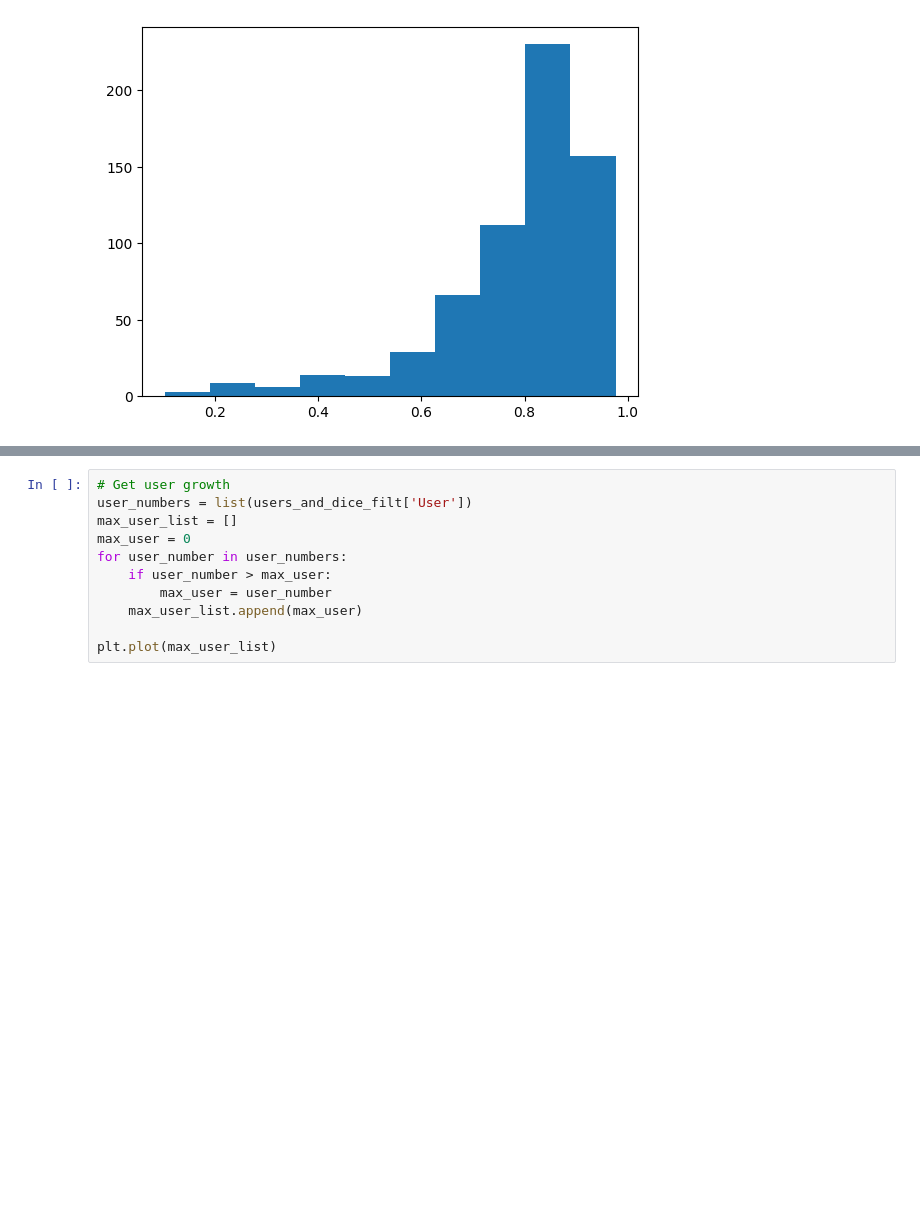
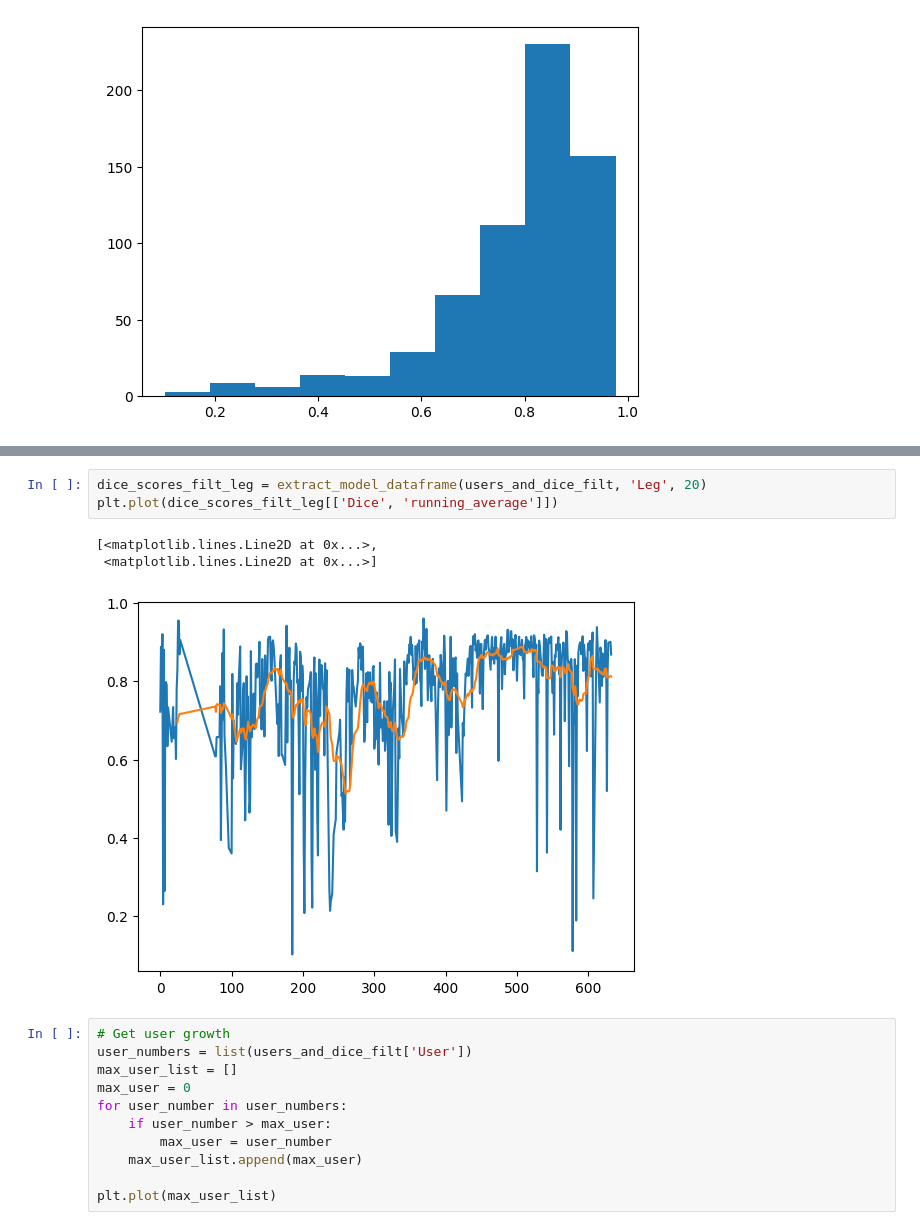
Before and after one commit to dafne-imaging/dafne-evaluation, a Jupyter notebook: dafne_figures.ipynb, the cells around one changed output, grey strips where cells are left out. Cells and saved outputs as stored; diff of their text form; blank space fills up the shorter version.

```diff
--- a/dafne_figures.ipynb
+++ b/dafne_figures.ipynb
@@ -184,3 +203,10 @@ plt.plot(average_y)
+# %%
+dice_scores_filt_leg = extract_model_dataframe(users_and_dice_filt, 'Leg', 20)
+plt.plot(dice_scores_filt_leg[['Dice', 'running_average']])
+# %% [output]
+[<matplotlib.lines.Line2D at 0x...>,
+ <matplotlib.lines.Line2D at 0x...>]
+[figure, added]
 # %%
 # Get user growth
 user_numbers = list(users_and_dice_filt['User'])
```
Also changed, not shown: parts of 10 cells of this notebook.
